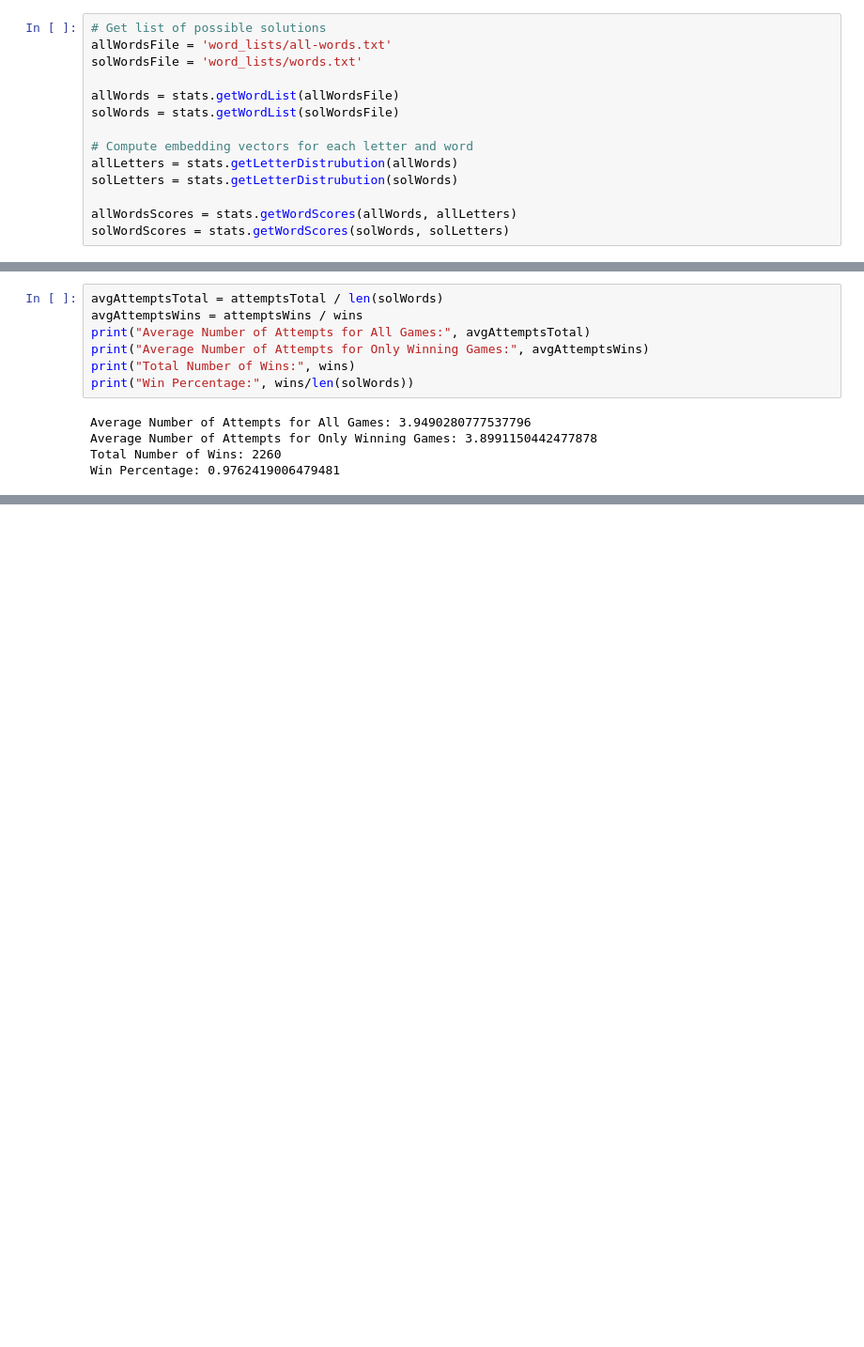
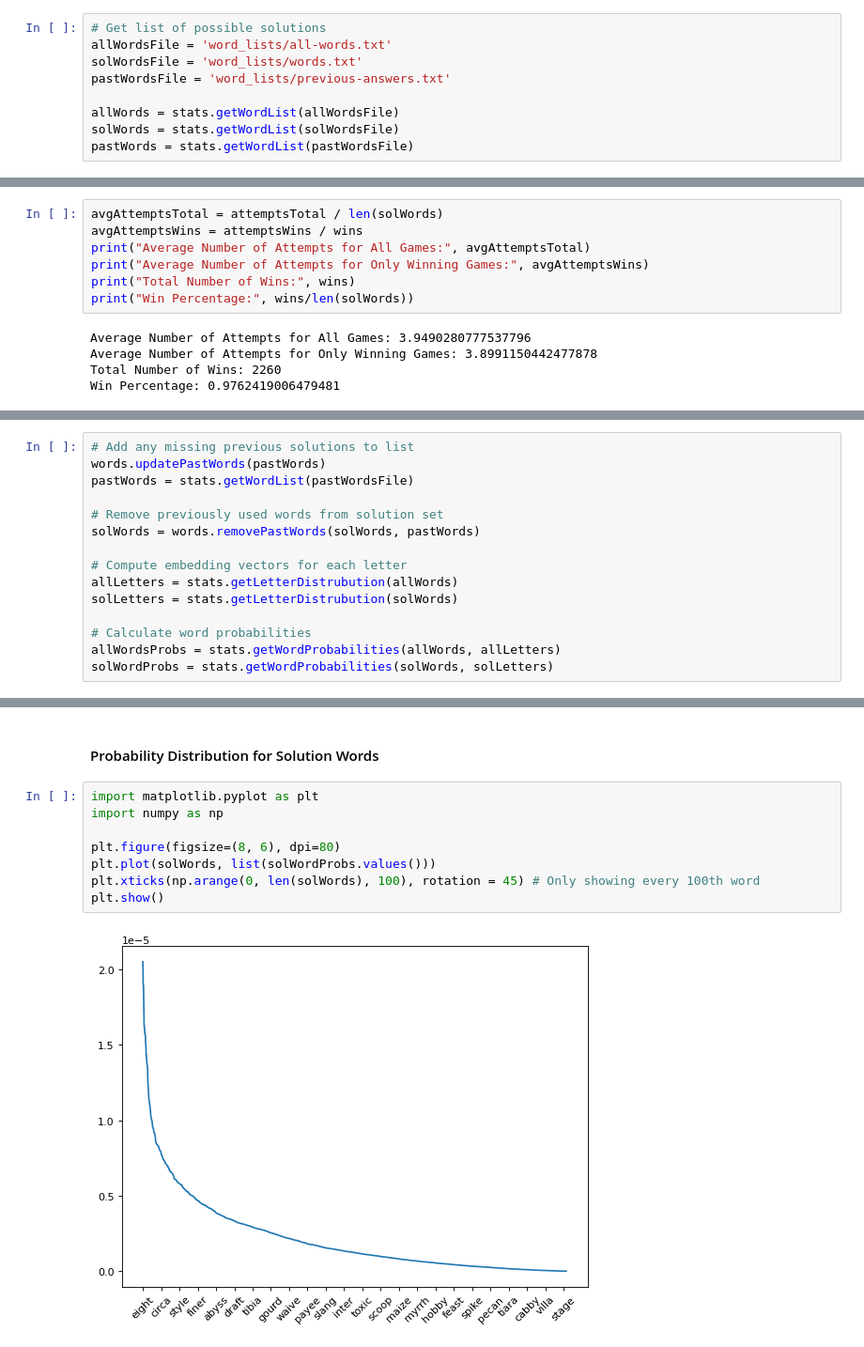
Before and after one commit to mattavallone/wordle-bot, a Jupyter notebook: evaluation.ipynb, the cells around one changed output, grey strips where cells are left out. Shown at 94% size. Drawn from its saved outputs; the diff is of its cells as text; blank space fills up the shorter version.

```diff
--- a/evaluation.ipynb
+++ b/evaluation.ipynb
@@ -8,13 +9,8 @@ import random
 # Get list of possible solutions
 allWordsFile = 'word_lists/all-words.txt'
 solWordsFile = 'word_lists/words.txt'
+pastWordsFile = 'word_lists/previous-answers.txt'
 
 allWords = stats.getWordList(allWordsFile)
 solWords = stats.getWordList(solWordsFile)
-
-# Compute embedding vectors for each letter and word
-allLetters = stats.getLetterDistrubution(allWords)
-solLetters = stats.getLetterDistrubution(solWords)
-
-allWordsScores = stats.getWordScores(allWords, allLetters)
-solWordScores = stats.getWordScores(solWords, solLetters)
+pastWords = stats.getWordList(pastWordsFile)
@@ -60,0 +86,15 @@ Win Percentage: 0.9762419006479481
+# %%
+# Add any missing previous solutions to list
+words.updatePastWords(pastWords)
+pastWords = stats.getWordList(pastWordsFile)
+
+# Remove previously used words from solution set
+solWords = words.removePastWords(solWords, pastWords)
+
+# Compute embedding vectors for each letter
+allLetters = stats.getLetterDistrubution(allWords)
+solLetters = stats.getLetterDistrubution(solWords)
+
+# Calculate word probabilities
+allWordsProbs = stats.getWordProbabilities(allWords, allLetters)
+solWordProbs = stats.getWordProbabilities(solWords, solLetters)
@@ -60,0 +129,12 @@ Win Percentage: 0.9762419006479481
+# %% [markdown]
+#### Probability Distribution for Solution Words
+# %%
+import matplotlib.pyplot as plt
+import numpy as np
+
+plt.figure(figsize=(8, 6), dpi=80)
+plt.plot(solWords, list(solWordProbs.values()))
+plt.xticks(np.arange(0, len(solWords), 100), rotation = 45) # Only showing every 100th word
+plt.show()
+# %% [output]
+[figure, added]
```
Also changed, not shown: parts of 19 cells of this notebook, 3 other files.
